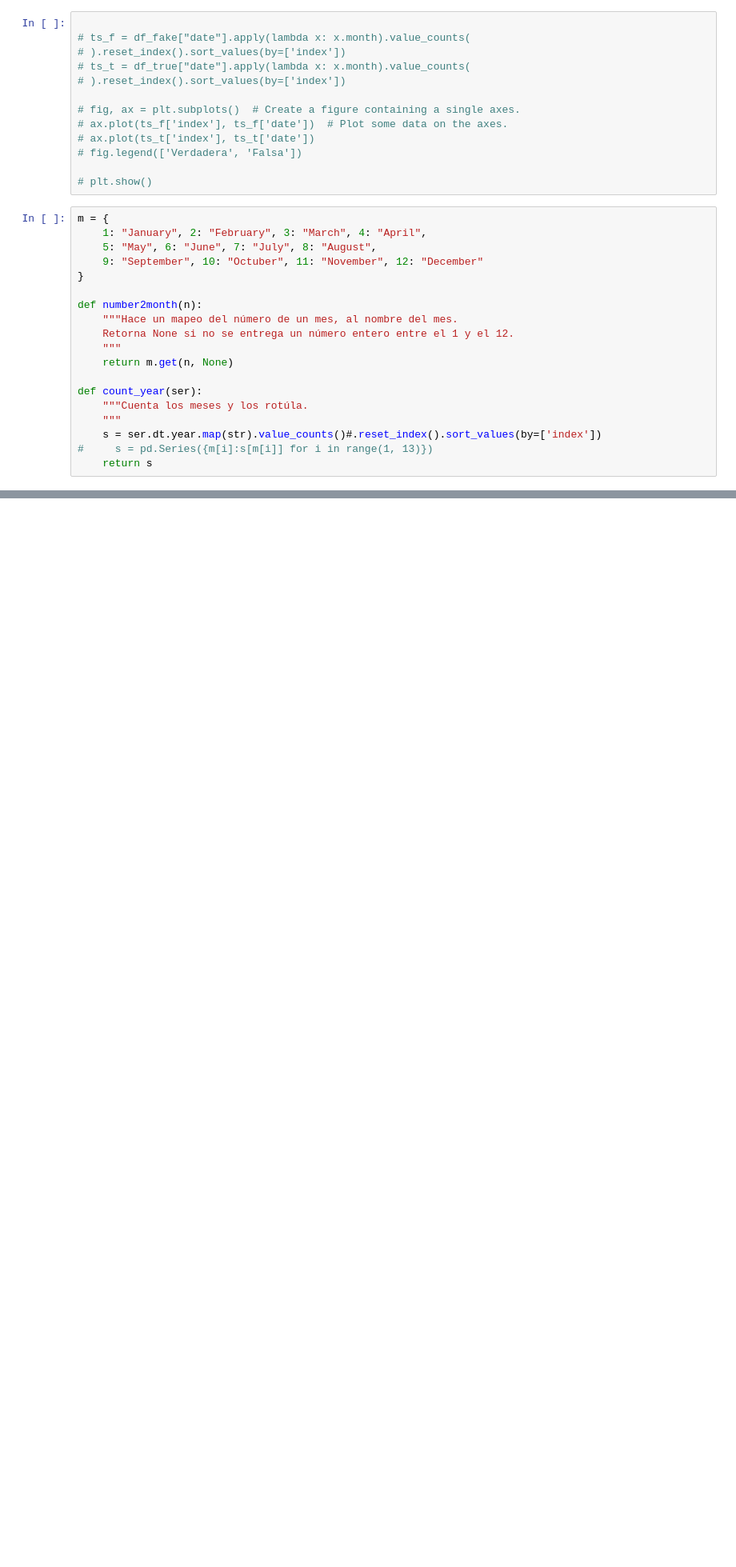
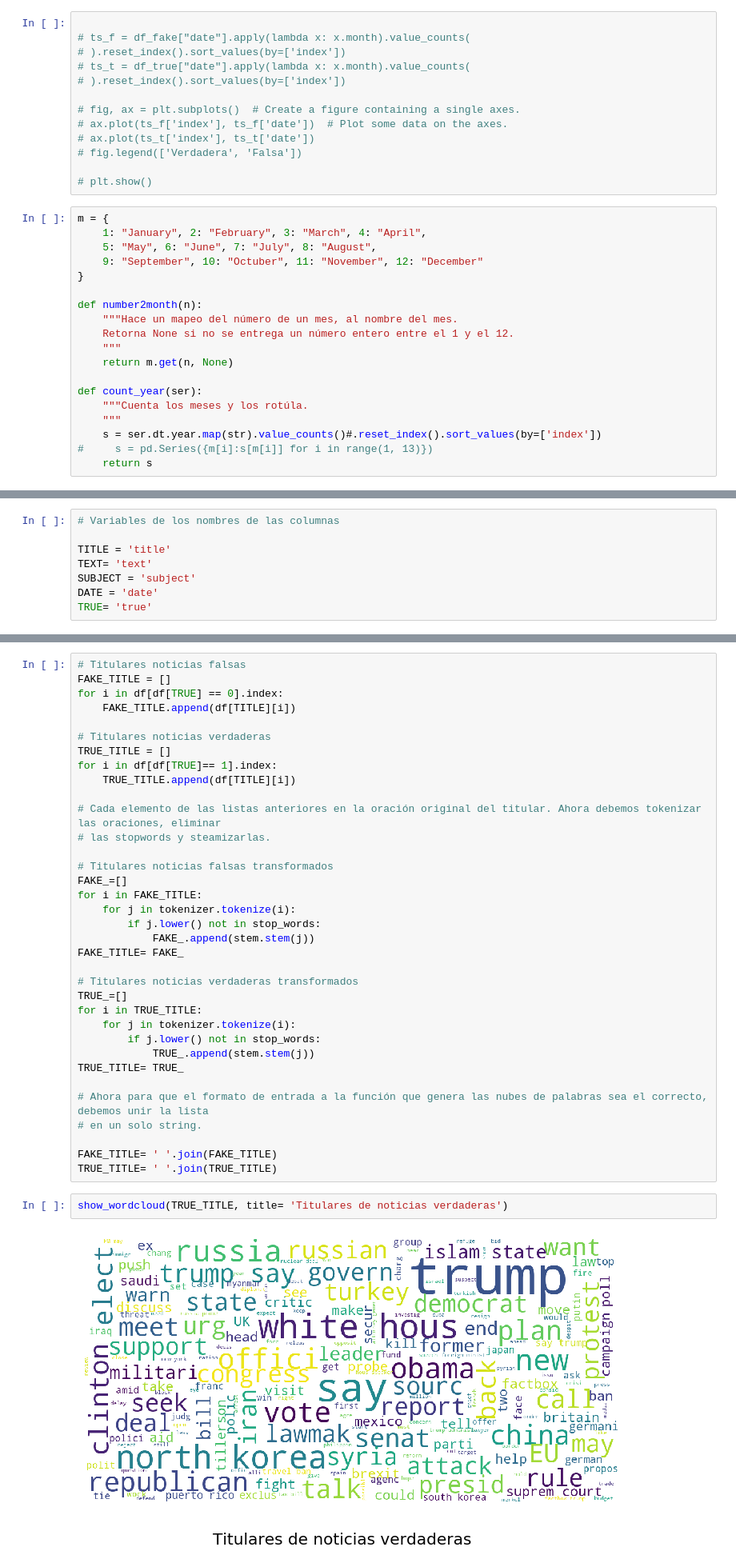
Before and after one commit to framunoz/Detector-Noticias-Falsas, a Jupyter notebook: codigo/01-Carga_de_datos.ipynb, the cells around one changed output, grey strips where cells are left out. Shown at 80% size. Saved outputs shown, nothing was run; the diff lists cells and outputs as text; blank space fills up the shorter version.

Commit message:
Nube de datos titulares

```diff
--- a/codigo/01-Carga_de_datos.ipynb
+++ b/codigo/01-Carga_de_datos.ipynb
@@ -450,0 +465,8 @@ NameError: name 'ts' is not defined
+# %%
+# Variables de los nombres de las columnas
+
+TITLE = 'title'
+TEXT= 'text'
+SUBJECT = 'subject'
+DATE = 'date'
+TRUE= 'true'
@@ -450,0 +501,39 @@ NameError: name 'ts' is not defined
+# %%
+# Titulares noticias falsas
+FAKE_TITLE = []
+for i in df[df[TRUE] == 0].index:
+    FAKE_TITLE.append(df[TITLE][i])
+
+# Titulares noticias verdaderas
+TRUE_TITLE = []
+for i in df[df[TRUE]== 1].index:
+    TRUE_TITLE.append(df[TITLE][i])
+
+# Cada elemento de las listas anteriores en la oración original del titular. Ahora debemos tokenizar las oraciones, eliminar
+# las stopwords y steamizarlas.
+
+# Titulares noticias falsas transformados
+FAKE_=[]
+for i in FAKE_TITLE:
+    for j in tokenizer.tokenize(i):
+        if j.lower() not in stop_words:
+            FAKE_.append(stem.stem(j))
+FAKE_TITLE= FAKE_
+
+# Titulares noticias verdaderas transformados
+TRUE_=[]
+for i in TRUE_TITLE:
+    for j in tokenizer.tokenize(i):
+        if j.lower() not in stop_words:
+            TRUE_.append(stem.stem(j))
+TRUE_TITLE= TRUE_
+
+# Ahora para que el formato de entrada a la función que genera las nubes de palabras sea el correcto, debemos unir la lista
+# en un solo string.
+
+FAKE_TITLE= ' '.join(FAKE_TITLE)
+TRUE_TITLE= ' '.join(TRUE_TITLE)
+# %%
+show_wordcloud(TRUE_TITLE, title= 'Titulares de noticias verdaderas')
+# %% [output]
+[figure, added]
```
Also changed, not shown: parts of 18 cells of this notebook.
